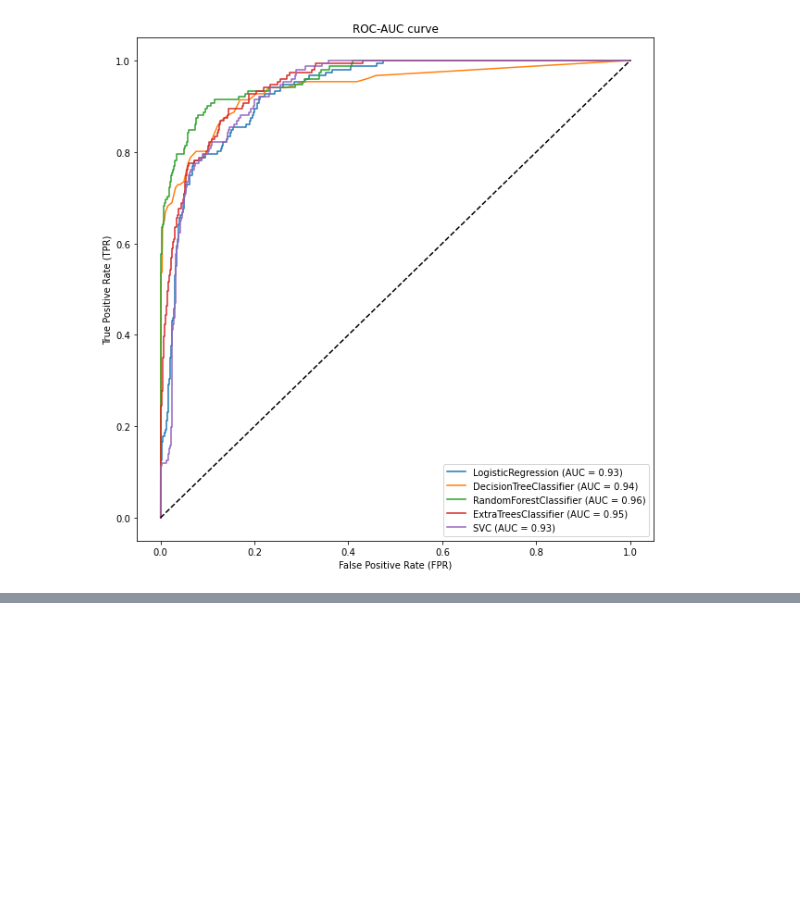
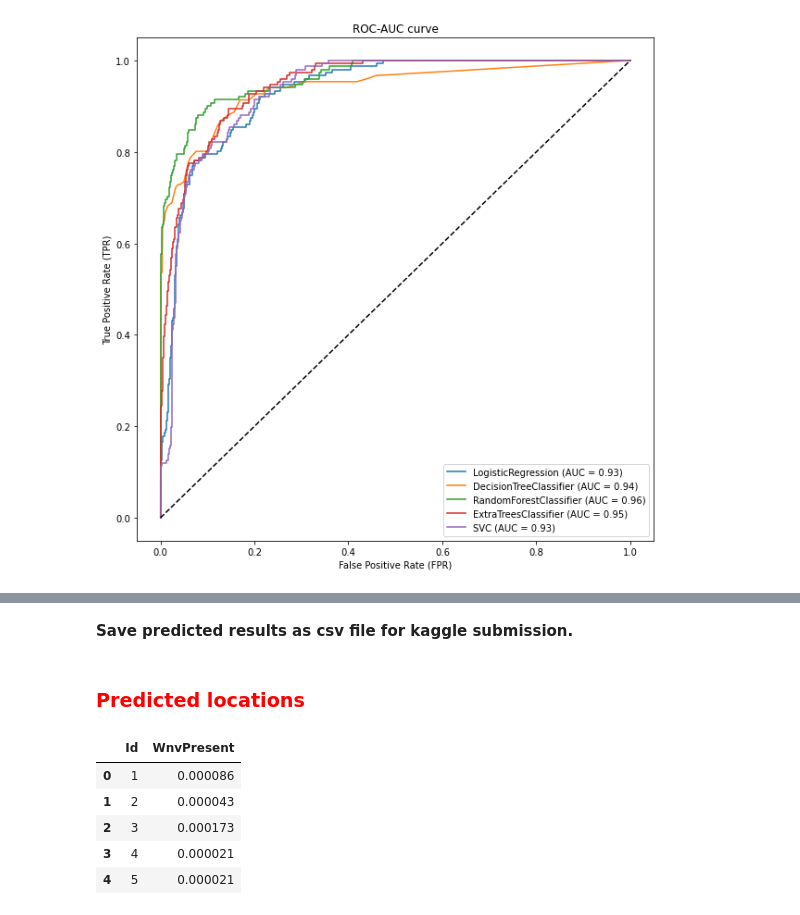
Before and after one commit to doscsy12/west-nile-virus, a Jupyter notebook: code/Preprocessing_model_tuning.ipynb, the cells around one changed output, grey strips where cells are left out. Drawn from its saved outputs; the diff is of its cells as text; code cells hidden in the pictures; blank space fills up the shorter version.

```diff
--- a/code/Preprocessing_model_tuning.ipynb
+++ b/code/Preprocessing_model_tuning.ipynb
@@ -875,0 +872,2 @@ kaggle_y.to_csv('../data/kaggle_y.csv',index=False)
+# %% [markdown]
+**Save predicted results as csv file for kaggle submission.**
@@ -875,0 +876,2 @@ kaggle_y.to_csv('../data/kaggle_y.csv',index=False)
+# %% [markdown]
+### <font color = red> Predicted locations
@@ -875,0 +882,9 @@ kaggle_y.to_csv('../data/kaggle_y.csv',index=False)
+# %%
+predictions.head()
+# %% [output]
+|  | Id | WnvPresent |
+| 0 | 1 | 0.000086 |
+| 1 | 2 | 0.000043 |
+| 2 | 3 | 0.000173 |
+| 3 | 4 | 0.000021 |
+| 4 | 5 | 0.000021 |
```
Also changed, not shown: parts of 65 cells of this notebook, 1 other file.
